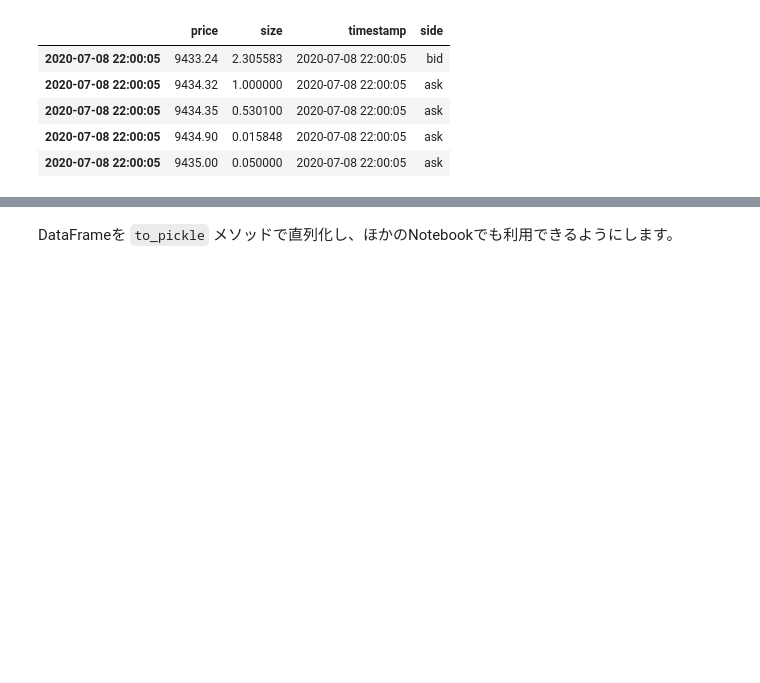
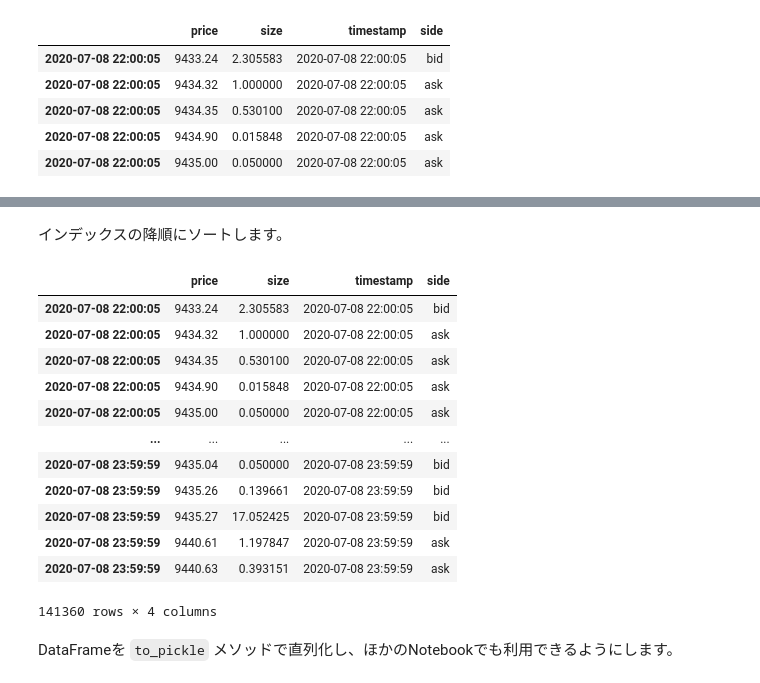
Before and after one commit to fin-py/botter4pandas, a Jupyter notebook: convert_orderbook2tidydata.ipynb, the cells around one changed output, grey strips where cells are left out. Cells and saved outputs as stored; diff of their text form; code cells hidden in the pictures; blank space fills up the shorter version.

```diff
--- a/convert_orderbook2tidydata.ipynb
+++ b/convert_orderbook2tidydata.ipynb
@@ -102,0 +239,3 @@ df.head()
+# %%
+bid_df.loc[:, "side"] = "bid"
+bid_df.head()
@@ -102,0 +259,4 @@ df.head()
+# %%
+bid_df.set_index("timestamp", drop=False, inplace=True)
+bid_df.index.name = None
+bid_df.head()
@@ -102,0 +272,14 @@ df.head()
+# %%
+ask_df = (
+    raw_df.loc[:, "ask"]
+    .str.split("|")
+    .explode()
+    .str.split("_", expand=True)
+    .rename({0: "price", 1: "size"}, axis=1)
+)
+ask_df = ask_df.astype(float)
+ask_df.loc[:, "timestamp"] = pd.to_datetime(raw_df.loc[:, "timestamp"], unit="s")
+ask_df.loc[:, "side"] = "ask"
+ask_df.set_index("timestamp", drop=False, inplace=True)
+ask_df.index.name = None
+ask_df.head()
@@ -102,0 +295,3 @@ df.head()
+# %%
+new_df = pd.concat([bid_df, ask_df])
+new_df.head()
@@ -103,3 +314,21 @@ df.head()
+# %% [markdown]
+インデックスの降順にソートします。
+# %%
+new_df.sort_index()
+# %% [output]
+|  | price | size | timestamp | side |
+| 2020-07-08 22:00:05 | 9433.24 | 2.305583 | 2020-07-08 22:00:05 | bid |
+| 2020-07-08 22:00:05 | 9434.32 | 1.000000 | 2020-07-08 22:00:05 | ask |
+| 2020-07-08 22:00:05 | 9434.35 | 0.530100 | 2020-07-08 22:00:05 | ask |
+| 2020-07-08 22:00:05 | 9434.90 | 0.015848 | 2020-07-08 22:00:05 | ask |
+| 2020-07-08 22:00:05 | 9435.00 | 0.050000 | 2020-07-08 22:00:05 | ask |
+| ... | ... | ... | ... | ... |
+| 2020-07-08 23:59:59 | 9435.04 | 0.050000 | 2020-07-08 23:59:59 | bid |
+| 2020-07-08 23:59:59 | 9435.26 | 0.139661 | 2020-07-08 23:59:59 | bid |
+| 2020-07-08 23:59:59 | 9435.27 | 17.052425 | 2020-07-08 23:59:59 | bid |
+| 2020-07-08 23:59:59 | 9440.61 | 1.197847 | 2020-07-08 23:59:59 | ask |
+| 2020-07-08 23:59:59 | 9440.63 | 0.393151 | 2020-07-08 23:59:59 | ask |
+141360 rows × 4 columns
 # %% [markdown]
 DataFrameを `to_pickle` メソッドで直列化し、ほかのNotebookでも利用できるようにします。
 # %%
```
Also changed, not shown: parts of 29 cells of this notebook.
